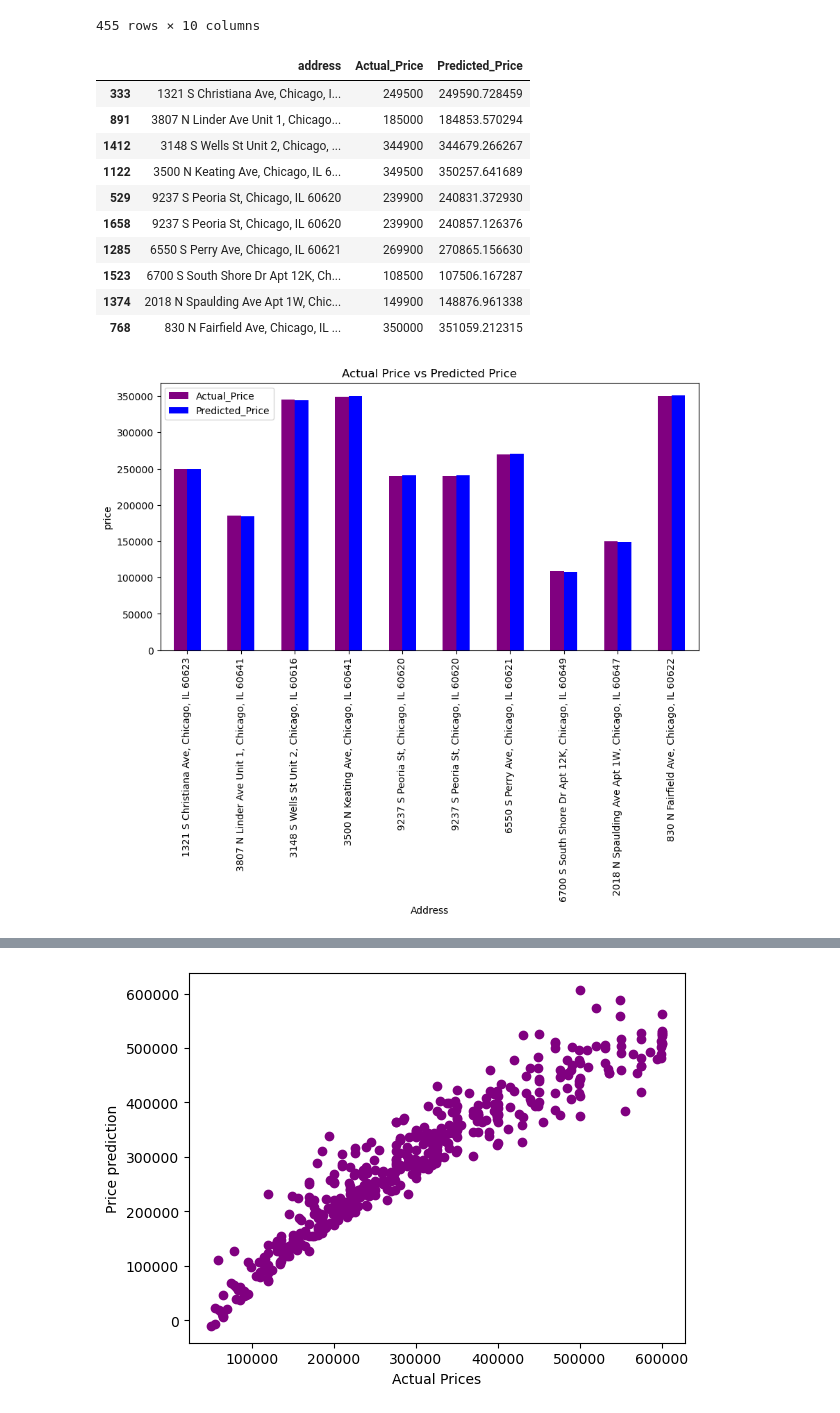
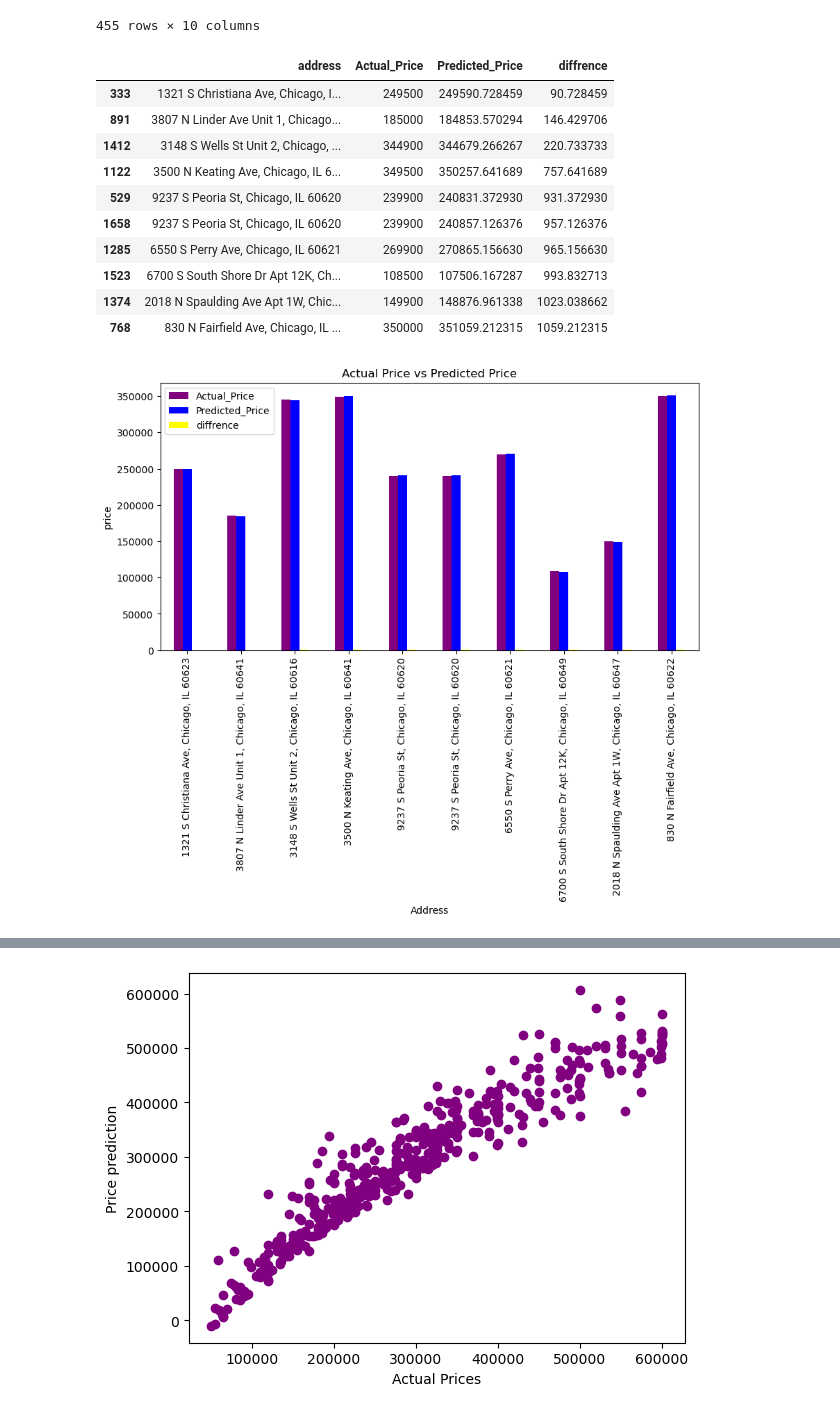
Before and after one commit to yakir0391/Apartments-Predict, a Jupyter notebook: machine learning.ipynb, the cells around one changed output, grey strips where cells are left out. Saved outputs shown, nothing was run; the diff lists cells and outputs as text; code cells hidden in the pictures.

```diff
--- a/machine learning.ipynb
+++ b/machine learning.ipynb
@@ -92,24 +92,24 @@ resDF
 455 rows × 10 columns
 # %%
 #החיזויים הכי מדוייקים
-viz_df = resDF[['address','Actual_Price','Predicted_Price']]
-viz_df.head(10).plot(kind='bar', x='address', figsize=(10,5), color = ['purple','blue'])
+viz_df = resDF[['address','Actual_Price','Predicted_Price', 'diffrence']]
+viz_df.head(10).plot(kind='bar', x='address', figsize=(10,5), color = ['purple','blue','yellow'])
 plt.title('Actual Price vs Predicted Price')
 plt.xlabel('Address')
 plt.ylabel('price')
 viz_df.head(10)
 # %% [output]
-|  | address | Actual_Price | Predicted_Price |
-| 333 | 1321 S Christiana Ave, Chicago, I... | 249500 | 249590.728459 |
-| 891 | 3807 N Linder Ave Unit 1, Chicago... | 185000 | 184853.570294 |
-| 1412 | 3148 S Wells St Unit 2, Chicago, ... | 344900 | 344679.266267 |
-| 1122 | 3500 N Keating Ave, Chicago, IL 6... | 349500 | 350257.641689 |
-| 529 | 9237 S Peoria St, Chicago, IL 60620 | 239900 | 240831.372930 |
-| 1658 | 9237 S Peoria St, Chicago, IL 60620 | 239900 | 240857.126376 |
-| 1285 | 6550 S Perry Ave, Chicago, IL 60621 | 269900 | 270865.156630 |
-| 1523 | 6700 S South Shore Dr Apt 12K, Ch... | 108500 | 107506.167287 |
-| 1374 | 2018 N Spaulding Ave Apt 1W, Chic... | 149900 | 148876.961338 |
-| 768 | 830 N Fairfield Ave, Chicago, IL ... | 350000 | 351059.212315 |
+|  | address | Actual_Price | Predicted_Price | diffrence |
+| 333 | 1321 S Christiana Ave, Chicago, I... | 249500 | 249590.728459 | 90.728459 |
+| 891 | 3807 N Linder Ave Unit 1, Chicago... | 185000 | 184853.570294 | 146.429706 |
+| 1412 | 3148 S Wells St Unit 2, Chicago, ... | 344900 | 344679.266267 | 220.733733 |
+| 1122 | 3500 N Keating Ave, Chicago, IL 6... | 349500 | 350257.641689 | 757.641689 |
+| 529 | 9237 S Peoria St, Chicago, IL 60620 | 239900 | 240831.372930 | 931.372930 |
+| 1658 | 9237 S Peoria St, Chicago, IL 60620 | 239900 | 240857.126376 | 957.126376 |
+| 1285 | 6550 S Perry Ave, Chicago, IL 60621 | 269900 | 270865.156630 | 965.156630 |
+| 1523 | 6700 S South Shore Dr Apt 12K, Ch... | 108500 | 107506.167287 | 993.832713 |
+| 1374 | 2018 N Spaulding Ave Apt 1W, Chic... | 149900 | 148876.961338 | 1023.038662 |
+| 768 | 830 N Fairfield Ave, Chicago, IL ... | 350000 | 351059.212315 | 1059.212315 |
-[figure, old version]
+[figure, new version]
 # %%
 #החיזויים הכי פחות מדוייקים
```
Also changed, not shown: parts of 1 cell of this notebook.
